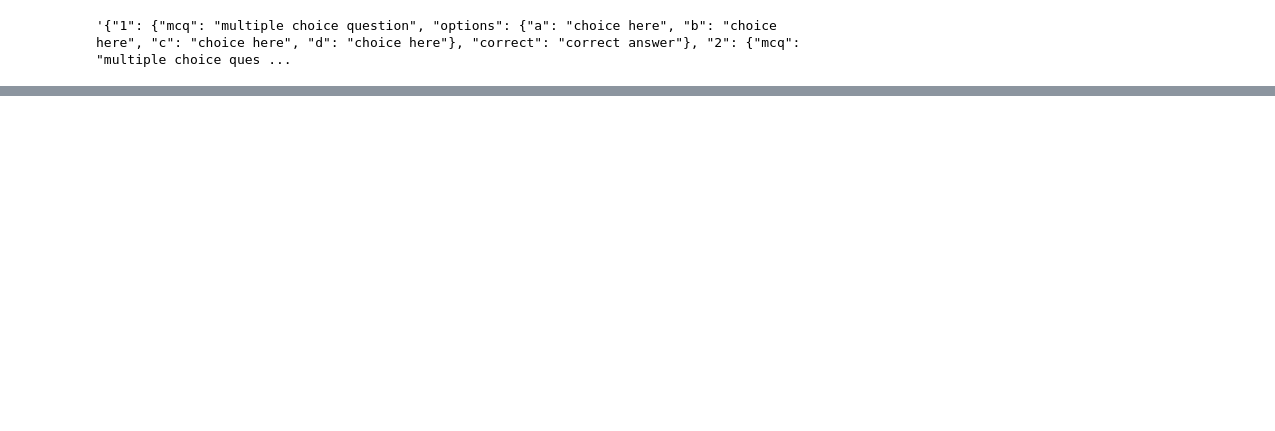
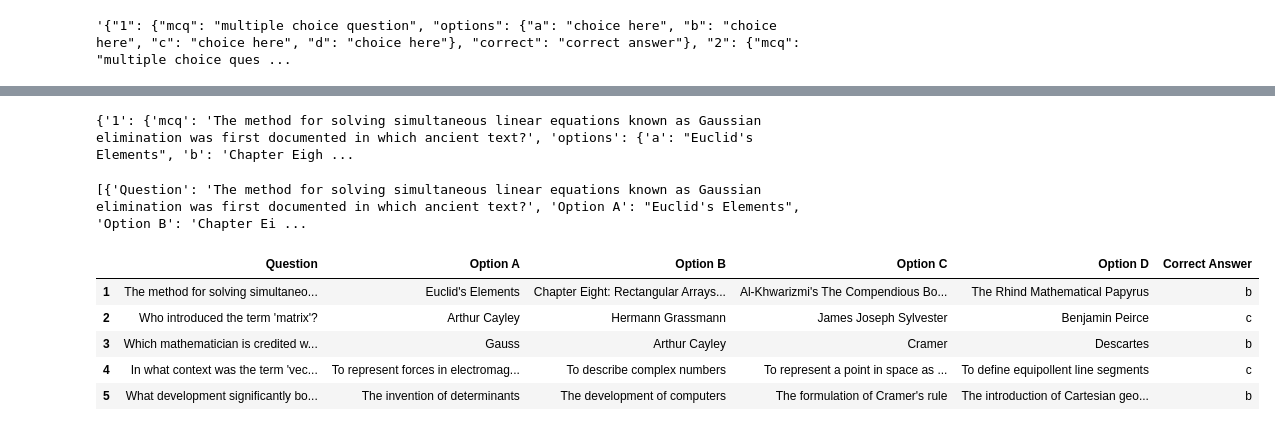
Before and after one commit to 2232def/MCQ-generator, a Jupyter notebook: experiment/mcq.ipynb, the cells around one changed output, grey strips where cells are left out. Drawn from its saved outputs; the diff is of its cells as text; code cells hidden in the pictures; blank space fills up the shorter version.

```diff
--- a/experiment/mcq.ipynb
+++ b/experiment/mcq.ipynb
@@ -184,2 +192,2 @@ response
 # %%
-quiz = response.get("quiz")
+quize=response.get("quiz")
@@ -205,0 +194,73 @@ print(quiz)
+# %%
+import re
+
+def extract_json(text):
+    try:
+        return json.loads(text)
+    except:
+        try:
+            json_match = re.search(r'(\{[\s\S]*\})', text)
+            if json_match:
+                return json.loads(json_match.group(1))
+            return None
+        except:
+            print("Could not parse response as JSON")
+            return None
+
+quiz_json = extract_json(quize)
+print(quiz_json)
+if not quiz_json:
+    print("Warning: Could not parse quiz as JSON. Creating manual structure.")
+    quiz_json = {"1": {"mcq": "Quiz could not be parsed", "options": {"a": "-", "b": "-", "c": "-", "d": "-"}, "correct": "-"}}
+# %% [output]
+{'1': {'mcq': 'The method for solving simultaneous linear equations known as Gaussian elimination was first documented in which ancient text?', 'options': {'a': "Euclid's Elements", 'b': 'Chapter Eigh ...
+# %%
+quiz_table_data = []
+for key, value in quiz_json.items():
+    mcq = value.get("mcq")
+    options = value.get("options")
+    correct = value.get("correct")
+
+    # Create a dictionary for the current row
+    row = {
+        "Question": mcq,
+        "Option A": options.get("a"),
+        "Option B": options.get("b"),
+        "Option C": options.get("c"),
+        "Option D": options.get("d"),
+        "Correct Answer": correct
+    }
+
+    # Append the row to the list
+    quiz_table_data.append(row)
+
+print(quiz_table_data)
+# %% [output]
+[{'Question': 'The method for solving simultaneous linear equations known as Gaussian elimination was first documented in which ancient text?', 'Option A': "Euclid's Elements", 'Option B': 'Chapter Ei ...
+# %%
+quiz_df = pd.DataFrame(quiz_table_data)
+
+quiz_df.columns = ["Question", "Option A", "Option B", "Option C", "Option D", "Correct Answer"]
+quiz_df.index = range(1, len(quiz_df) + 1)
+
+styled_df = quiz_df.style.set_properties(**{
+    'text-align': 'Left',
+    'border': '1px solid black',
+    'padding': '5px'
+}).set_table_styles([{
+    'selector': 'th.col0',
+
+    'props': [('background-color', 'black'), ('font-weight', 'bold') ,('color', 'Green')]
+}, {
+     'selector': 'th',
+        'props': [('background-color', 'black'), ('font-weight', 'bold') ,('color', 'blue'),('text-align', 'center')]
+}])
+
+display(styled_df)
+# %% [output]
+|  | Question | Option A | Option B | Option C | Option D | Correct Answer |
+| 1 | The method for solving simultaneo... | Euclid's Elements | Chapter Eight: Rectangular Arrays... | Al-Khwarizmi's The Compendious Bo... | The Rhind Mathematical Papyrus | b |
+| 2 | Who introduced the term 'matrix'? | Arthur Cayley | Hermann Grassmann | James Joseph Sylvester | Benjamin Peirce | c |
+| 3 | Which mathematician is credited w... | Gauss | Arthur Cayley | Cramer | Descartes | b |
+| 4 | In what context was the term 'vec... | To represent forces in electromag... | To describe complex numbers | To represent a point in space as ... | To define equipollent line segments | c |
+| 5 | What development significantly bo... | The invention of determinants | The development of computers | The formulation of Cramer's rule | The introduction of Cartesian geo... | b |
```
Also changed, not shown: parts of 6 cells of this notebook, 2 other files.
